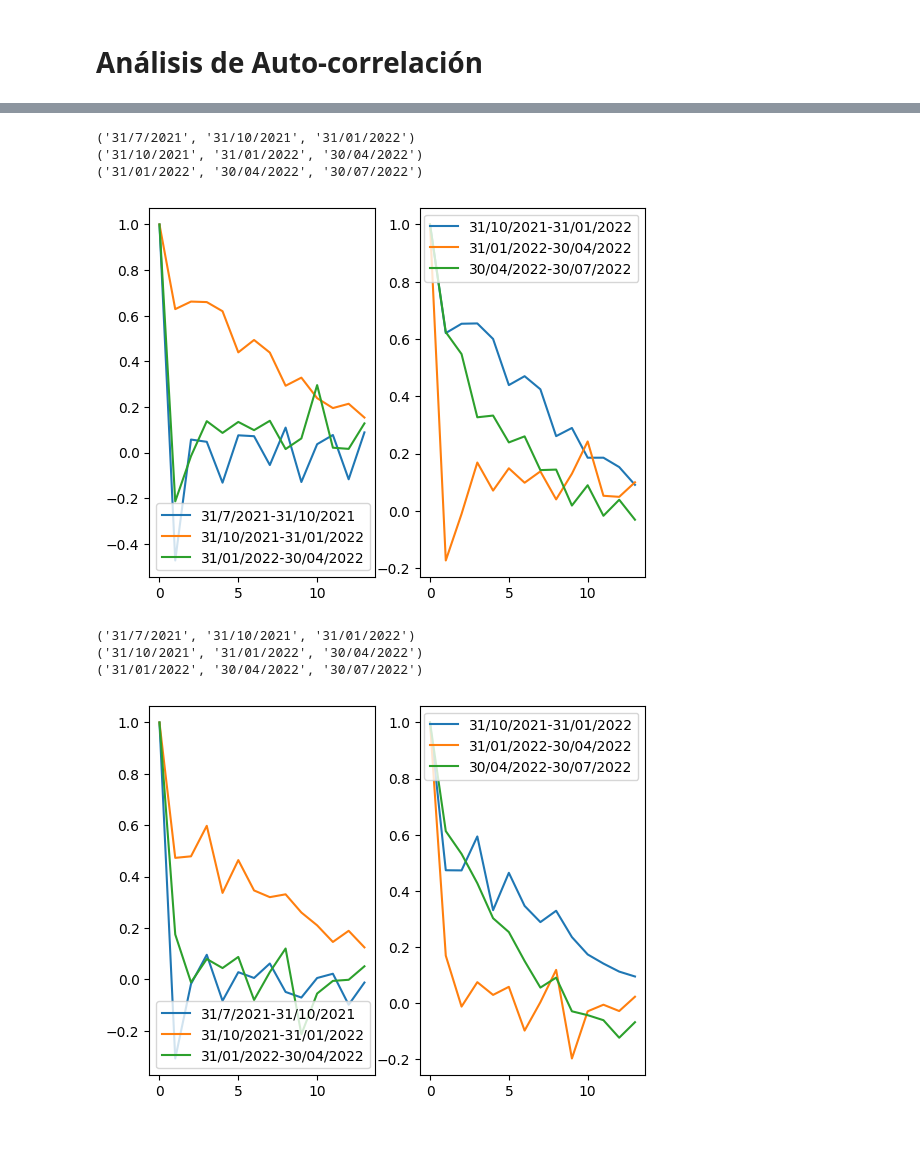
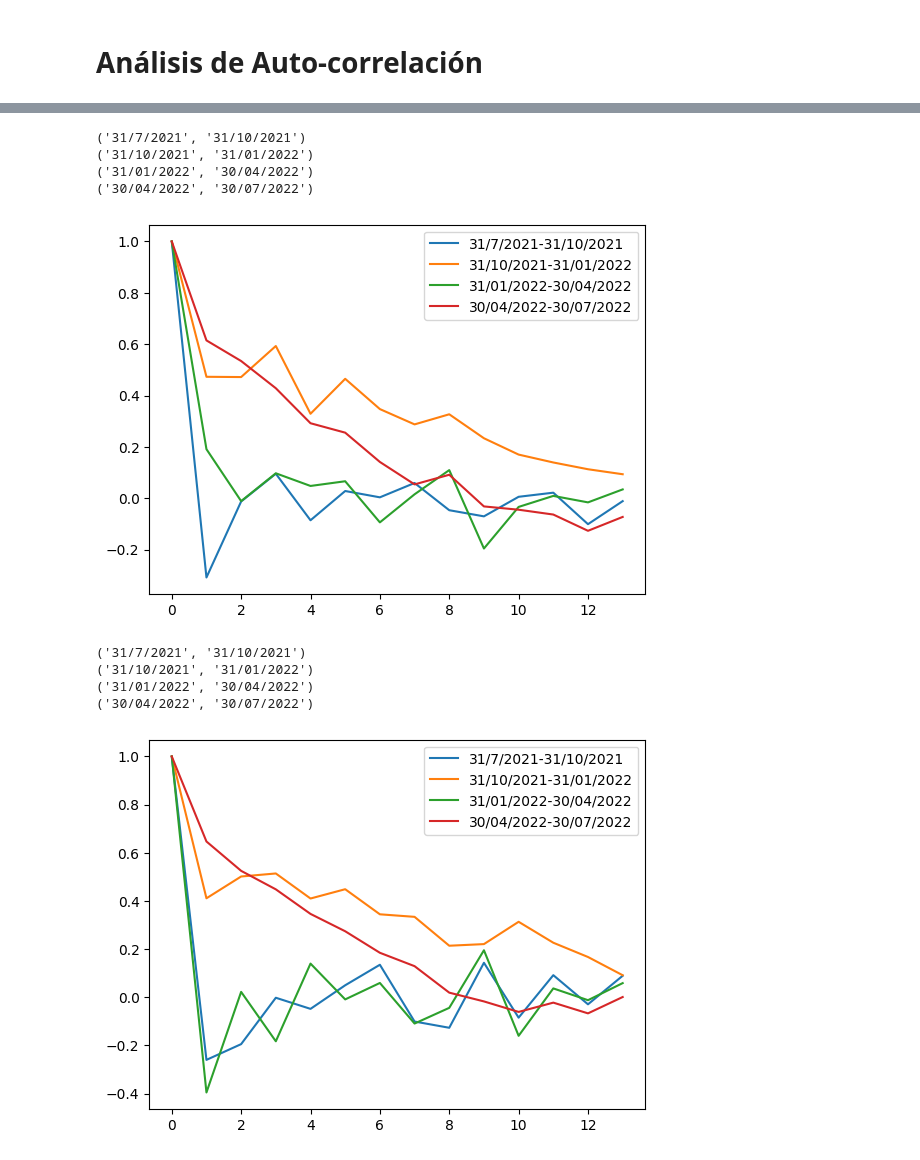
Before and after one commit to Datalis/tasa-jupyter, a Jupyter notebook: analisis.ipynb, the cells around one changed output, grey strips where cells are left out. Cells and saved outputs as stored; diff of their text form; code cells hidden in the pictures.

Commit message:
Auto-correlation analysis

```diff
--- a/analisis.ipynb
+++ b/analisis.ipynb
@@ -825,7 +825,7 @@ Finalmente, en el caso del EURO se puede afirmar que en ninguno de los períodos
 # %% [markdown]
 # Análisis de Auto-correlación
 # %%
-def auto_corr(moneda, time_start, time_middle, time_end, lags=14):
+def auto_corr(moneda, time_start, time_end, lags=14):
     v = daily_mean.loc[moneda][(daily_mean.loc[moneda].index > pd.to_datetime(time_start, dayfirst=True)) &
                           (daily_mean.loc[moneda].index <= pd.to_datetime(time_end, dayfirst=True))]
 
@@ -833,20 +833,18 @@ def auto_corr(moneda, time_start, time_middle, time_end, lags=14):
     diff_v = v.diff().dropna()
     relative_vdp = diff_v/pv*100
 
-    relative_vdp_1 = relative_vdp[(relative_vdp.index < pd.to_datetime(time_middle, dayfirst=True))].Oferta
-    relative_vdp_2 = relative_vdp[(relative_vdp.index >= pd.to_datetime(time_middle, dayfirst=True))].Oferta
-
     ac = []
     for l in range(lags):
-        ac.append(relative_vdp_1.autocorr(lag=l))
+        ac.append(relative_vdp.Oferta.autocorr(lag=l))
 
-    plt.subplot(121)
-    plt.plot(ac, label=time_start+'-'+time_middle)
+    plt.plot(ac, label=time_start+'-'+time_end)
     plt.legend()
-    ac = []
-    for l in range(lags):
-        ac.append(relative_vdp_2.autocorr(lag=l))
-
-    plt.subplot(122)
-    plt.plot(ac, label=time_middle+'-'+time_end)
-    plt.legend()
+# %%
+auto_corr_time = [('31/7/2021', '31/10/2021'),
+                  ('31/10/2021', '31/01/2022'),
+                  ('31/01/2022', '30/04/2022'),
+                  ('30/04/2022', '30/07/2022')]
+
+for t in auto_corr_time:
+    print(t)
+    auto_corr('USD', *t)
@@ -853,18 +857,20 @@ def auto_corr(moneda, time_start, time_middle, time_end, lags=14):
 # %%
-for t in time_test:
+for t in auto_corr_time:
     print(t)
-    auto_corr('USD', *t)
+    auto_corr('MLC', *t)
 # %% [output]
-('31/7/2021', '31/10/2021', '31/01/2022')
-('31/10/2021', '31/01/2022', '30/04/2022')
-('31/01/2022', '30/04/2022', '30/07/2022')
+('31/7/2021', '31/10/2021')
+('31/10/2021', '31/01/2022')
+('31/01/2022', '30/04/2022')
+('30/04/2022', '30/07/2022')
-[figure, old version]
+[figure, new version]
 # %%
-for t in time_test:
+for t in auto_corr_time:
     print(t)
-    auto_corr('MLC', *t)
+    auto_corr('ECU', *t)
 # %% [output]
-('31/7/2021', '31/10/2021', '31/01/2022')
-('31/10/2021', '31/01/2022', '30/04/2022')
-('31/01/2022', '30/04/2022', '30/07/2022')
+('31/7/2021', '31/10/2021')
+('31/10/2021', '31/01/2022')
+('31/01/2022', '30/04/2022')
+('30/04/2022', '30/07/2022')
-[figure, old version]
+[figure, new version]
```
Also changed, not shown: parts of 2 cells of this notebook.
